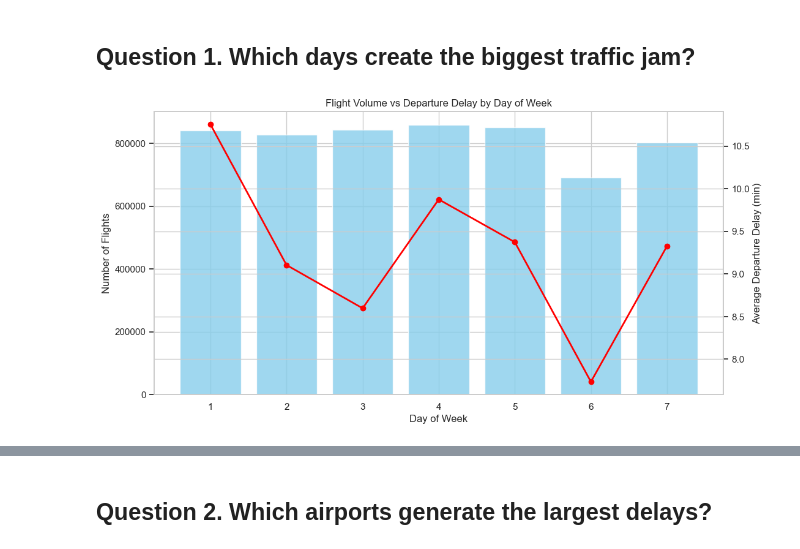
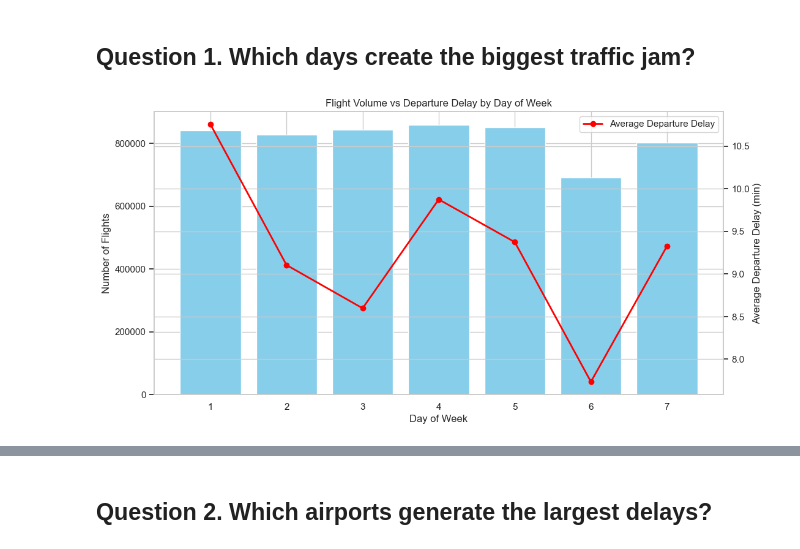
Before and after one commit to pynyashko/Statistical-practicum, a Jupyter notebook: hw/pandas.ipynb, the cells around one changed output, grey strips where cells are left out. Cells and saved outputs as stored; diff of their text form; code cells hidden in the pictures.

```diff
--- a/hw/pandas.ipynb
+++ b/hw/pandas.ipynb
@@ -75,42 +75,44 @@ dtype: int64
 # %%
 day_stats = df_delays.groupby("DAY_OF_WEEK").agg({
     "DEPARTURE_DELAY": "mean",
     "FLIGHT_NUMBER": "count"
 }).rename(columns={
     "DEPARTURE_DELAY": "AVG_DELAY",
     "FLIGHT_NUMBER": "NUM_FLIGHTS"
-}).reset_index()
+})
 
 fig, ax1 = plt.subplots(figsize=(12,6))
+
 ax2 = ax1.twinx()
 
-x = np.arange(len(day_stats))
-
-ax1.bar(
-    x,
+bars = ax1.bar(
+    day_stats.index,
     day_stats["NUM_FLIGHTS"],
     color="skyblue",
-    alpha=0.8
+    label="Number of Flights"
 )
 
-
-ax2.plot(
-    x,
+line = ax2.plot(
+    day_stats.index,
     day_stats["AVG_DELAY"],
+    marker="o",
     color="red",
-    marker="o",
-    linewidth=2
+    linewidth=2,
+    label="Average Departure Delay"
 )
-
-ax1.set_xticks(x)
-ax1.set_xticklabels(day_stats["DAY_OF_WEEK"])
 
 ax1.set_xlabel("Day of Week")
 ax1.set_ylabel("Number of Flights")
 ax2.set_ylabel("Average Departure Delay (min)")
 
 plt.title("Flight Volume vs Departure Delay by Day of Week")
+handles2, labels2 = ax2.get_legend_handles_labels()
 
+ax2.legend(
+    handles2,
+    labels2,
+    loc="upper right"
+)
 plt.show()
 # %% [output]
-[figure, old version]
+[figure, new version]
```
Also changed, not shown: parts of 8 cells of this notebook.
